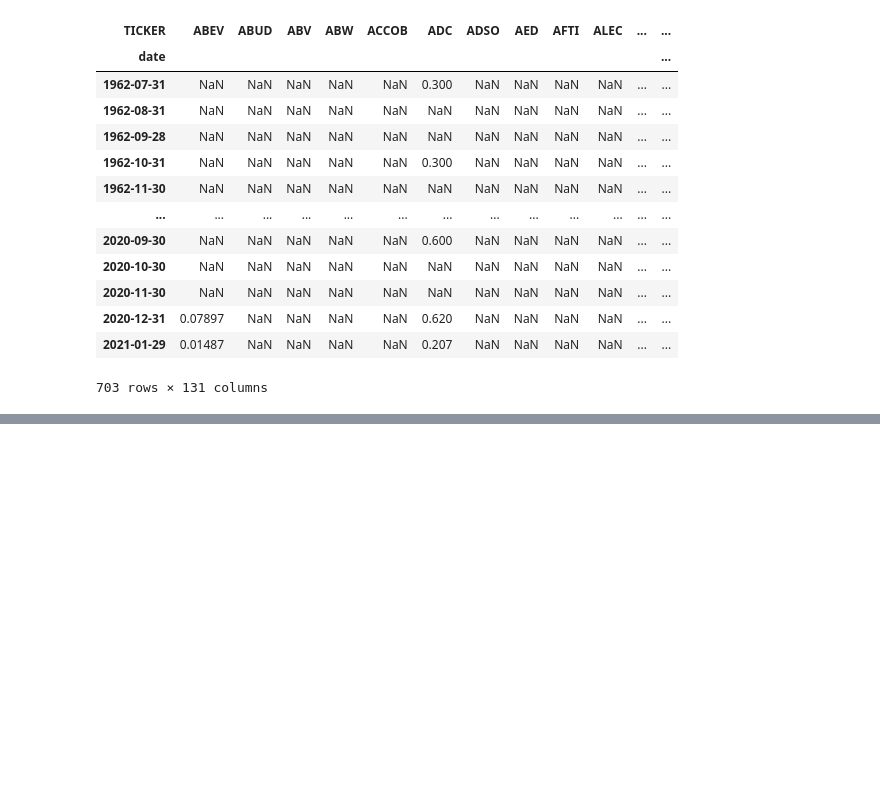
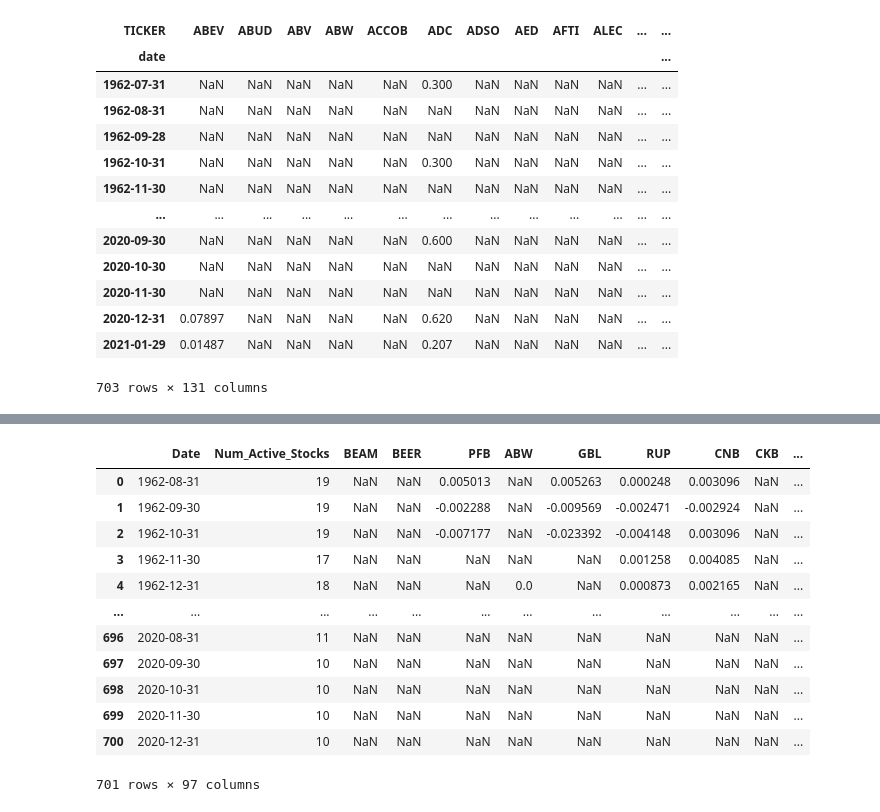
Before and after one commit to statistactics/sin-stocks, a Jupyter notebook: INCLUDING_DIVI_RFR.ipynb, the cells around one changed output, grey strips where cells are left out. Saved outputs shown, nothing was run; the diff lists cells and outputs as text; code cells hidden in the pictures; blank space fills up the shorter version.

```diff
--- a/INCLUDING_DIVI_RFR.ipynb
+++ b/INCLUDING_DIVI_RFR.ipynb
@@ -5,6 +5,7 @@ import matplotlib.pyplot as plt
 # %%
 current_df = pd.read_csv("final_merged.csv")
 divi_df = pd.read_csv("dividends.csv")
+portfolio_df = pd.read_csv("sin_portfolio_returns.csv")
 # %%
 current_df
 # %% [output]
@@ -122,0 +148,16 @@ divi_df.pivot_table(index = divi_df["date"], columns = "TICKER", values = "DIVAM
+# %%
+portfolio_df
+# %% [output]
+|  | Date | Num_Active_Stocks | BEAM | BEER | PFB | ABW | GBL | RUP | CNB | CKB | ... |
+| 0 | 1962-08-31 | 19 | NaN | NaN | 0.005013 | NaN | 0.005263 | 0.000248 | 0.003096 | NaN | ... |
+| 1 | 1962-09-30 | 19 | NaN | NaN | -0.002288 | NaN | -0.009569 | -0.002471 | -0.002924 | NaN | ... |
+| 2 | 1962-10-31 | 19 | NaN | NaN | -0.007177 | NaN | -0.023392 | -0.004148 | 0.003096 | NaN | ... |
+| 3 | 1962-11-30 | 17 | NaN | NaN | NaN | NaN | NaN | 0.001258 | 0.004085 | NaN | ... |
+| 4 | 1962-12-31 | 18 | NaN | NaN | NaN | 0.0 | NaN | 0.000873 | 0.002165 | NaN | ... |
+| ... | ... | ... | ... | ... | ... | ... | ... | ... | ... | ... | ... |
+| 696 | 2020-08-31 | 11 | NaN | NaN | NaN | NaN | NaN | NaN | NaN | NaN | ... |
+| 697 | 2020-09-30 | 10 | NaN | NaN | NaN | NaN | NaN | NaN | NaN | NaN | ... |
+| 698 | 2020-10-31 | 10 | NaN | NaN | NaN | NaN | NaN | NaN | NaN | NaN | ... |
+| 699 | 2020-11-30 | 10 | NaN | NaN | NaN | NaN | NaN | NaN | NaN | NaN | ... |
+| 700 | 2020-12-31 | 10 | NaN | NaN | NaN | NaN | NaN | NaN | NaN | NaN | ... |
+701 rows × 97 columns
```
Also changed, not shown: parts of 15 cells of this notebook, 2 other files.
